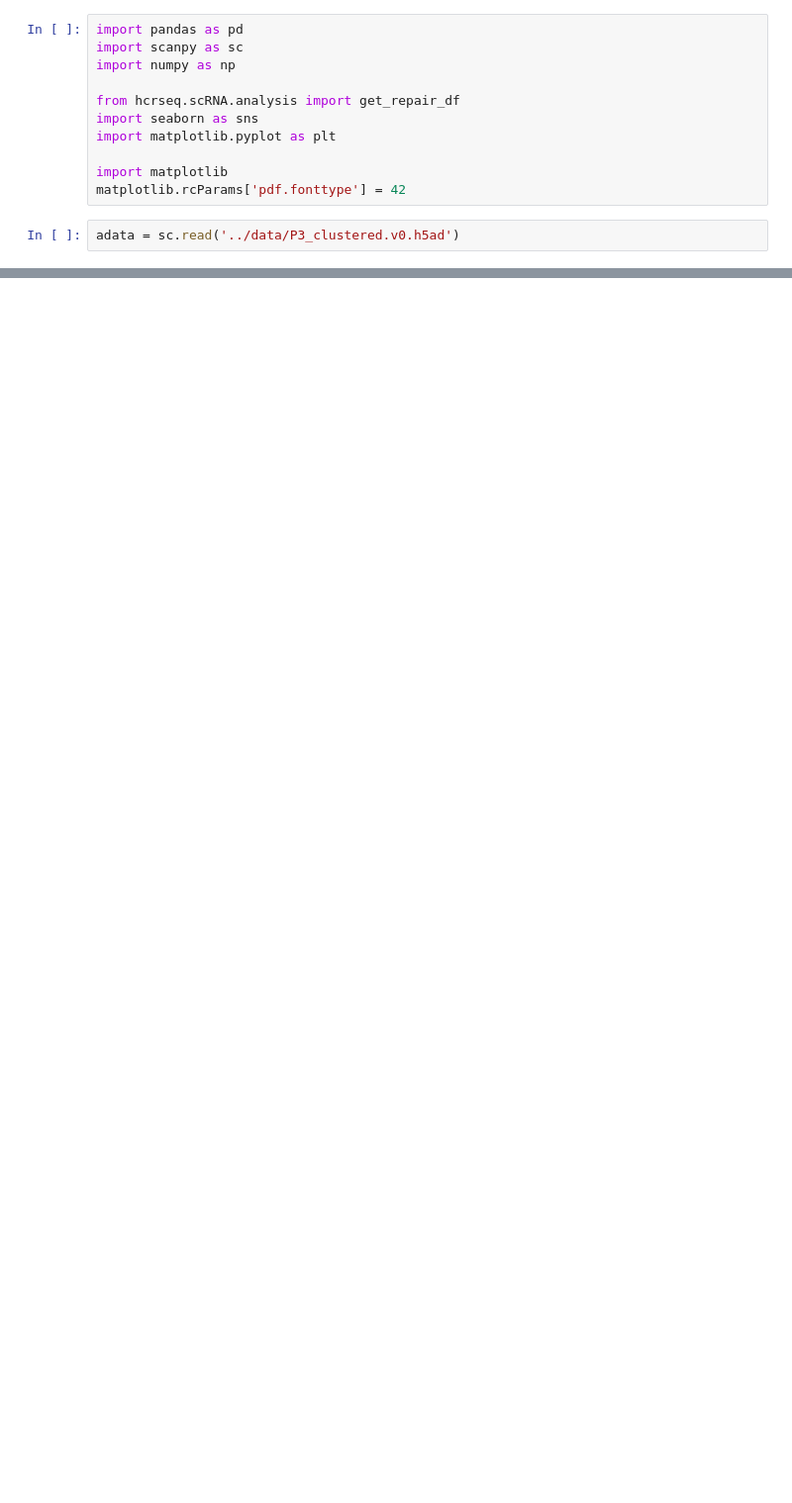
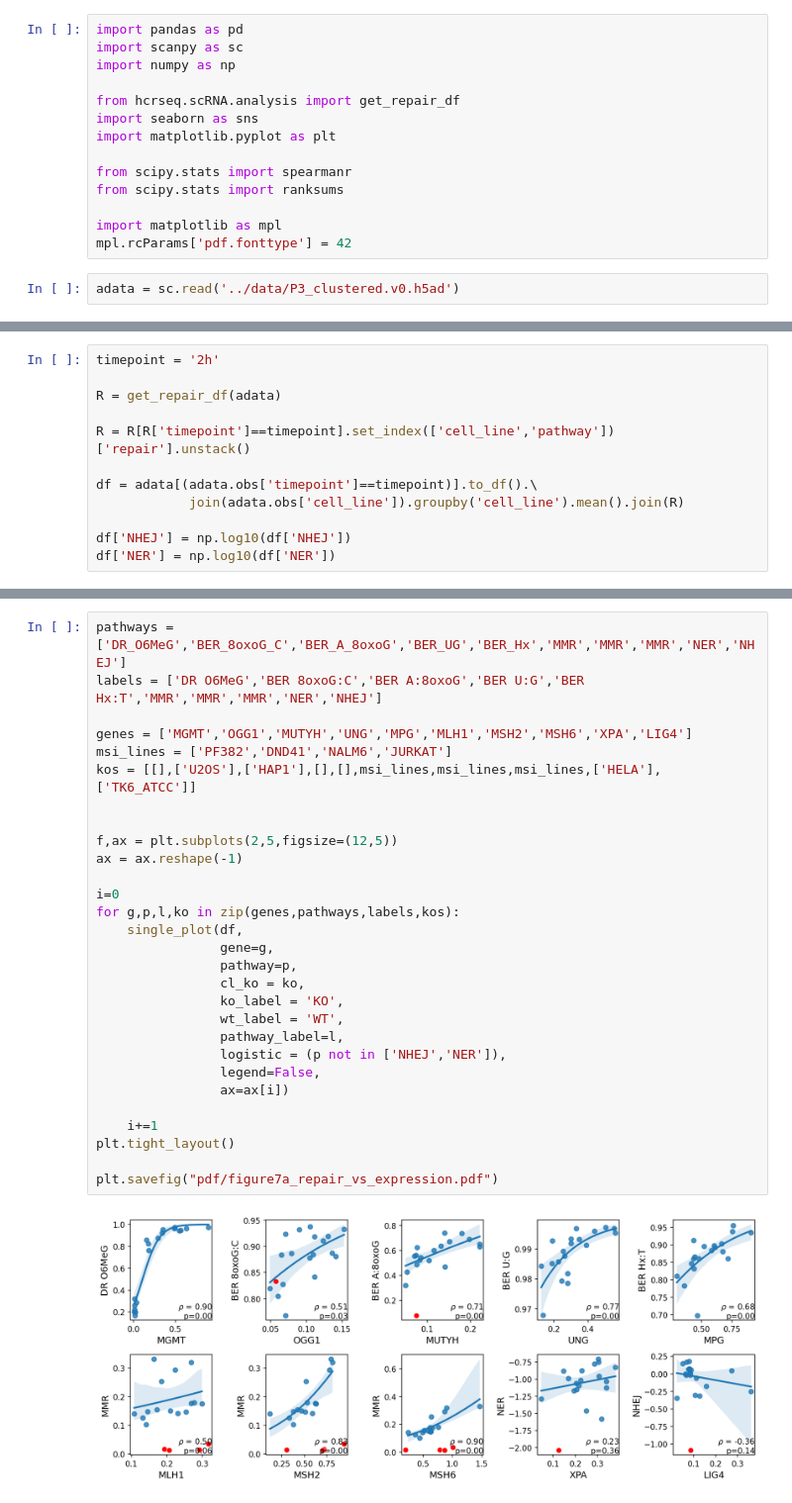
Before and after one commit to getzlab/HCRseq_manuscript_2026, a Jupyter notebook: figures/Figure7.ipynb, the cells around one changed output, grey strips where cells are left out. Shown at 99% size. Drawn from its saved outputs; the diff is of its cells as text; blank space fills up the shorter version.

```diff
--- a/figures/Figure7.ipynb
+++ b/figures/Figure7.ipynb
@@ -7,7 +7,10 @@ from hcrseq.scRNA.analysis import get_repair_df
 import seaborn as sns
 import matplotlib.pyplot as plt
 
-import matplotlib
-matplotlib.rcParams['pdf.fonttype'] = 42
+from scipy.stats import spearmanr
+from scipy.stats import ranksums
+
+import matplotlib as mpl
+mpl.rcParams['pdf.fonttype'] = 42
 # %%
 adata = sc.read('../data/P3_clustered.v0.h5ad')
@@ -15,0 +19,12 @@ adata.obs['label'] = adata.obs['cell_line'].replace({'TK6_ATCC' : 'TK6 LIG4-/-',
+# %%
+timepoint = '2h'
+
+R = get_repair_df(adata)
+
+R = R[R['timepoint']==timepoint].set_index(['cell_line','pathway'])['repair'].unstack()
+
+df = adata[(adata.obs['timepoint']==timepoint)].to_df().\
+            join(adata.obs['cell_line']).groupby('cell_line').mean().join(R)
+
+df['NHEJ'] = np.log10(df['NHEJ'])
+df['NER'] = np.log10(df['NER'])
@@ -15,0 +54,31 @@ adata.obs['label'] = adata.obs['cell_line'].replace({'TK6_ATCC' : 'TK6 LIG4-/-',
+# %%
+pathways = ['DR_O6MeG','BER_8oxoG_C','BER_A_8oxoG','BER_UG','BER_Hx','MMR','MMR','MMR','NER','NHEJ']
+labels = ['DR O6MeG','BER 8oxoG:C','BER A:8oxoG','BER U:G','BER Hx:T','MMR','MMR','MMR','NER','NHEJ']
+
+genes = ['MGMT','OGG1','MUTYH','UNG','MPG','MLH1','MSH2','MSH6','XPA','LIG4']
+msi_lines = ['PF382','DND41','NALM6','JURKAT']
+kos = [[],['U2OS'],['HAP1'],[],[],msi_lines,msi_lines,msi_lines,['HELA'],['TK6_ATCC']]
+
+
+f,ax = plt.subplots(2,5,figsize=(12,5))
+ax = ax.reshape(-1)
+
+i=0
+for g,p,l,ko in zip(genes,pathways,labels,kos):
+    single_plot(df,
+                gene=g,
+                pathway=p,
+                cl_ko = ko,
+                ko_label = 'KO',
+                wt_label = 'WT',
+                pathway_label=l,
+                logistic = (p not in ['NHEJ','NER']),
+                legend=False,
+                ax=ax[i])
+
+    i+=1
+plt.tight_layout()
+
+plt.savefig("pdf/figure7a_repair_vs_expression.pdf")
+# %% [output]
+[figure, added]
```
Also changed, not shown: parts of 28 cells of this notebook, 41 other files.
